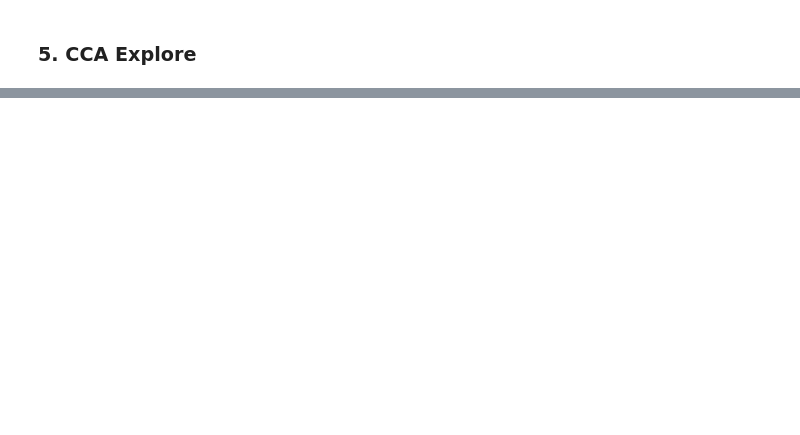
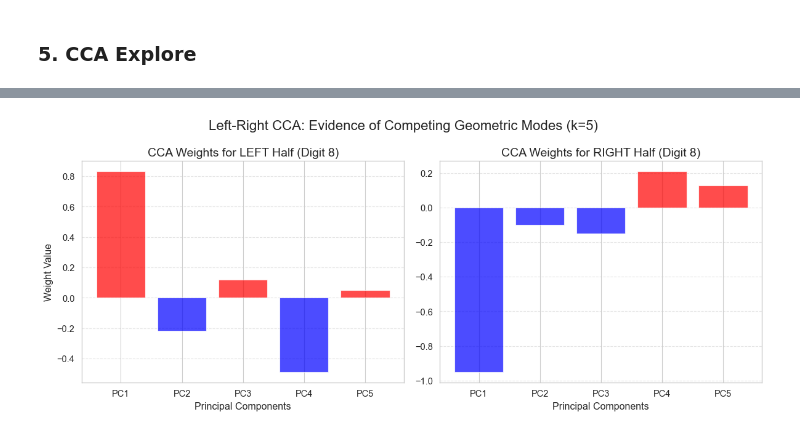
Before and after one commit to Kircerta/PCA_CCA_mnist_visualization, a Jupyter notebook: STA437_Final_Project_Code.ipynb, the cells around one changed output, grey strips where cells are left out. Cells and saved outputs as stored; diff of their text form; code cells hidden in the pictures; blank space fills up the shorter version.

```diff
--- a/STA437_Final_Project_Code.ipynb
+++ b/STA437_Final_Project_Code.ipynb
@@ -392,0 +861,95 @@ x="Correlations of Parts After PCA transformation")
+# %%
+import numpy as np
+import pandas as pd
+import matplotlib.pyplot as plt
+from sklearn.decomposition import PCA
+from sklearn.cross_decomposition import CCA
+
+def inspect_cca_weights_lr(X, y, target_digit=1, n_components=5):
+    print(f"\n=== CCA Weight Inspection for Digit {target_digit} (Left-Right Split) ===")
+
+    # --- 1. 数据准备 ---
+    X_digit = X[y == target_digit]
+    X_norm = X_digit / 255.0
+    n_samples = X_norm.shape[0]
+
+    IMG_SIZE = 28
+    CUT_COL = 14  # 左右切割点
+
+    X_img = X_norm.reshape(n_samples, IMG_SIZE, IMG_SIZE)
+
+    # [关键修改] 使用列切片
+    # Left:  [:, :, :14]
+    # Right: [:, :, 14:]
+    X_left = X_img[:, :, :CUT_COL].reshape(n_samples, -1)
+    X_right = X_img[:, :, CUT_COL:].reshape(n_samples, -1)
+
+    # --- 2. PCA 降维 ---
+    pca_l = PCA(n_components=n_components, random_state=42)
+    pca_r = PCA(n_components=n_components, random_state=42)
+
+    X_l_pca = pca_l.fit_transform(X_left)
+    X_r_pca = pca_r.fit_transform(X_right)
+
+    # --- 3. CCA 核心 ---
+    cca = CCA(n_components=1)
+    cca.fit(X_l_pca, X_r_pca)
+
+    # [!] 获取权重 [!]
+    # x_weights_ 对应 X_left
+    # y_weights_ 对应 X_right
+    w_left = cca.x_weights_[:, 0]
+    w_right = cca.y_weights_[:, 0]
+
+    # --- 4. 打印数值表格 ---
+    print("\n--- CCA Weight Distribution (Left-Right Split) ---")
+    df_weights = pd.DataFrame({
+        "PC_Index": [f"PC{i+1}" for i in range(n_components)],
+        "Left_Weight": w_left,
+        "Right_Weight": w_right,
+        "Abs_Left_Strength": np.abs(w_left)
+    })
+
+    # 打印原始数值
+    print(df_weights.to_markdown(index=False, floatfmt=".4f"))
+
+    # 找出主导成分
+    dominant_idx_l = np.argmax(np.abs(w_left))
+    dominant_idx_r = np.argmax(np.abs(w_right))
+    print(f"\n[Observation] Dominant Left PC: PC{dominant_idx_l+1} (Weight: {w_left[dominant_idx_l]:.4f})")
+    print(f"[Observation] Dominant Right PC: PC{dominant_idx_r+1} (Weight: {w_right[dominant_idx_r]:.4f})")
+
+    # --- 5. 可视化柱状图 ---
+    fig, axes = plt.subplots(1, 2, figsize=(12, 5))
+
+    # 颜色逻辑：红色为正，蓝色为负
+    colors_left = ['red' if x >= 0 else 'blue' for x in w_left]
+    colors_right = ['red' if x >= 0 else 'blue' for x in w_right]
+
+    x_indices = np.arange(1, n_components + 1)
+
+    # Left Weights
+    axes[0].bar(x_indices, w_left, color=colors_left, alpha=0.7)
+    axes[0].set_title(f"CCA Weights for LEFT Half (Digit {target_digit})", fontsize=14)
+    axes[0].set_xlabel("Principal Components")
+    axes[0].set_ylabel("Weight Value")
+    axes[0].set_xticks(x_indices)
+    axes[0].set_xticklabels([f"PC{i}" for i in x_indices])
+    axes[0].grid(axis='y', linestyle='--', alpha=0.5)
+
+    # Right Weights
+    axes[1].bar(x_indices, w_right, color=colors_right, alpha=0.7)
+    axes[1].set_title(f"CCA Weights for RIGHT Half (Digit {target_digit})", fontsize=14)
+    axes[1].set_xlabel("Principal Components")
+    axes[1].set_xticks(x_indices)
+    axes[1].set_xticklabels([f"PC{i}" for i in x_indices])
+    axes[1].grid(axis='y', linestyle='--', alpha=0.5)
+
+    plt.suptitle(f"Left-Right CCA: Evidence of Competing Geometric Modes (k={n_components})", fontsize=16)
+    plt.tight_layout()
+    plt.show()
+
+# --- 运行分析 ---
+# 依然针对数字 1，观察左右脑是如何“博弈”的
+inspect_cca_weights_lr(X_global, y_global, target_digit=8, n_components=5)
+# %% [output]
@@ -392,0 +969 @@ x="Correlations of Parts After PCA transformation")
+[figure, added]
```
Also changed, not shown: parts of 28 cells of this notebook, 14 other files.
